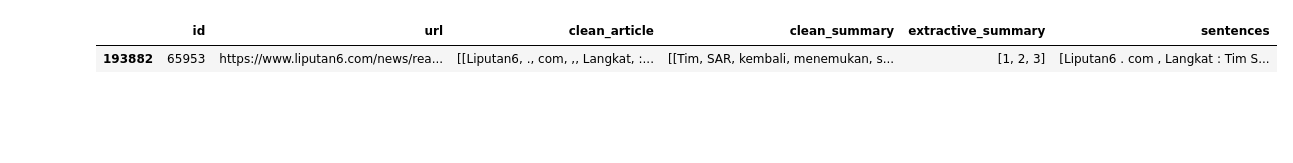
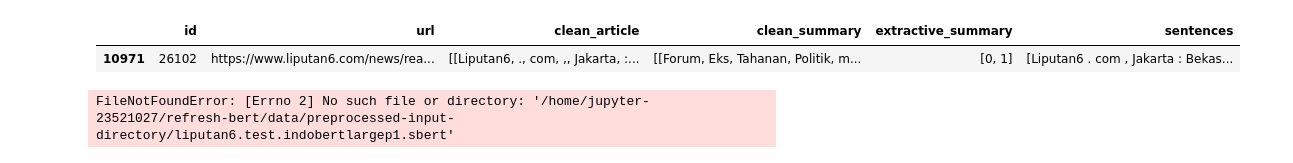
Before and after one commit to chilldenaya/refresh-bert, a Jupyter notebook: scripts/create_liputan6_sbert.ipynb, the cells around one changed output. Saved outputs shown, nothing was run; the diff lists cells and outputs as text; code cells hidden in the pictures; blank space fills up the shorter version.

Commit message:
add sbert exploration

```diff
--- a/scripts/create_liputan6_sbert.ipynb
+++ b/scripts/create_liputan6_sbert.ipynb
@@ -5,30 +5,30 @@ model = SentenceTransformer('/home/jupyter-23521027/refresh-bert/data/sbert/indo
 # %%
 import os
 import json
 import pandas as pd
 
-folder_path = '/home/jupyter-23521027/refresh-bert/data/liputan6_data/canonical/train'
+folder_path = '/home/jupyter-23521027/refresh-bert/data/liputan6_data/canonical/test'
 
 file_list = os.listdir(folder_path)
 json_data_list = []
 file_list = os.listdir(folder_path)
 
 for file_name in file_list:
     file_path = os.path.join(folder_path, file_name)
 
     if os.path.isfile(file_path):
         with open(file_path, 'r') as file:
             json_data = json.load(file)
             json_data_list.append(json_data)
 
 df = pd.DataFrame(json_data_list)
 df['sentences'] = df['clean_article'].apply(lambda x: [' '.join(sentence) for sentence in x])
 df.tail(1)
 # %% [output]
 |  | id | url | clean_article | clean_summary | extractive_summary | sentences |
-| 193882 | 65953 | https://www.liputan6.com/news/rea... | [[Liputan6, ., com, ,, Langkat, :... | [[Tim, SAR, kembali, menemukan, s... | [1, 2, 3] | [Liputan6 . com , Langkat : Tim S... |
+| 10971 | 26102 | https://www.liputan6.com/news/rea... | [[Liputan6, ., com, ,, Jakarta, :... | [[Forum, Eks, Tahanan, Politik, m... | [0, 1] | [Liputan6 . com , Jakarta : Bekas... |
 # %%
-file_path = "/home/jupyter-23521027/refresh-bert/data/preprocessed-input-directory/liputan6.training.indobertlargep1.sbert"
+file_path = "/home/jupyter-23521027/refresh-bert/data/preprocessed-input-directory/liputan6.test.indobertlargep1.sbert"
 
 existing_ids = []
 with open(file_path, 'r') as file:
@@ -42,5 +42,7 @@ with open(file_path, 'r') as file:
 
 print(existing_ids[:5])
 print(len(existing_ids))
+# %% [output]
+FileNotFoundError: [Errno 2] No such file or directory: '/home/jupyter-23521027/refresh-bert/data/preprocessed-input-directory/liputan6.test.indobertlargep1.sbert'
 # %%
 print(existing_ids[-5:])
```
Also changed, not shown: parts of 3 cells of this notebook, 1 other file.
